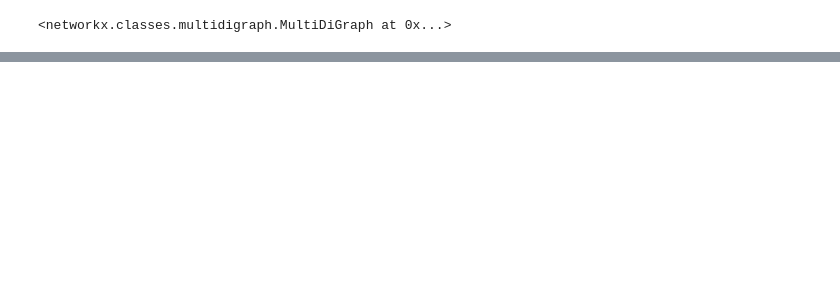
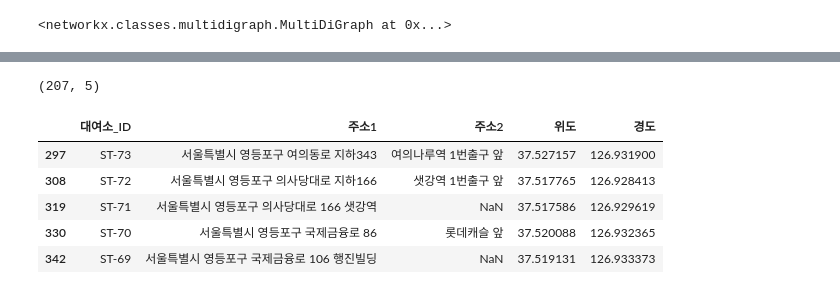
Before and after one commit to soeun7831/bike_network_analysis, a Jupyter notebook: notebooks/01_data_collecton.ipynb, the cells around one changed output, grey strips where cells are left out. Drawn from its saved outputs; the diff is of its cells as text; code cells hidden in the pictures; blank space fills up the shorter version.

```diff
--- a/notebooks/01_data_collecton.ipynb
+++ b/notebooks/01_data_collecton.ipynb
@@ -25,0 +169,17 @@ print(len(G.nodes), len(G.edges))
+# %%
+# 주소1에 '영등포구'가 들어간 행만 추출
+df_ydp = df_station[df_station["주소1"].str.contains("영등포구", na=False)]
+
+# 좌표가 0인 행(미입력) 제외
+df_ydp = df_ydp[(df_ydp["위도"] != 0) & (df_ydp["경도"] != 0)]
+
+print(df_ydp.shape)
+df_ydp.head()
+# %% [output]
+(207, 5)
+|  | 대여소_ID | 주소1 | 주소2 | 위도 | 경도 |
+| 297 | ST-73 | 서울특별시 영등포구 여의동로 지하343 | 여의나루역 1번출구 앞 | 37.527157 | 126.931900 |
+| 308 | ST-72 | 서울특별시 영등포구 의사당대로 지하166 | 샛강역 1번출구 앞 | 37.517765 | 126.928413 |
+| 319 | ST-71 | 서울특별시 영등포구 의사당대로 166 샛강역 | NaN | 37.517586 | 126.929619 |
+| 330 | ST-70 | 서울특별시 영등포구 국제금융로 86 | 롯데캐슬 앞 | 37.520088 | 126.932365 |
+| 342 | ST-69 | 서울특별시 영등포구 국제금융로 106 행진빌딩 | NaN | 37.519131 | 126.933373 |
```
Also changed, not shown: parts of 24 cells of this notebook.
